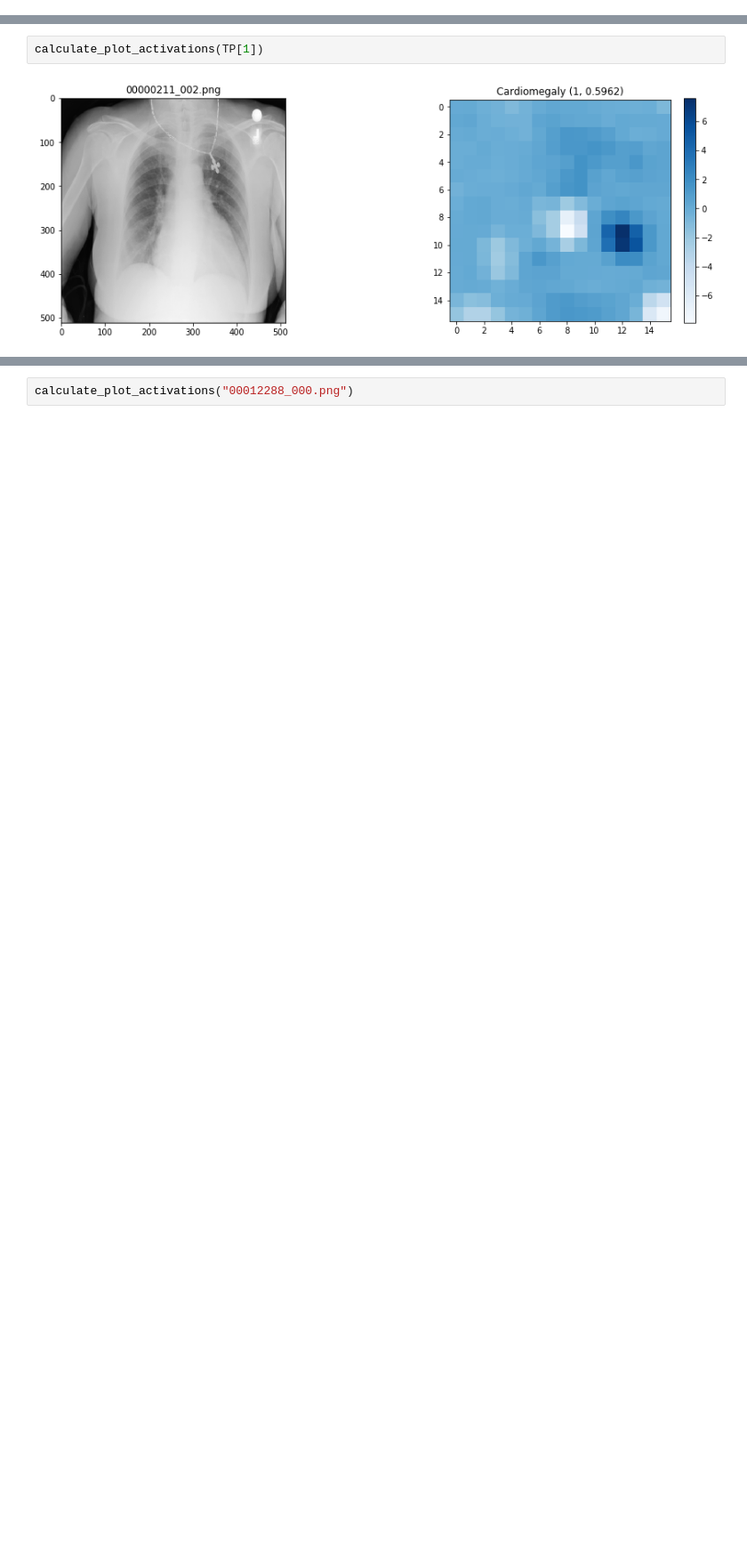
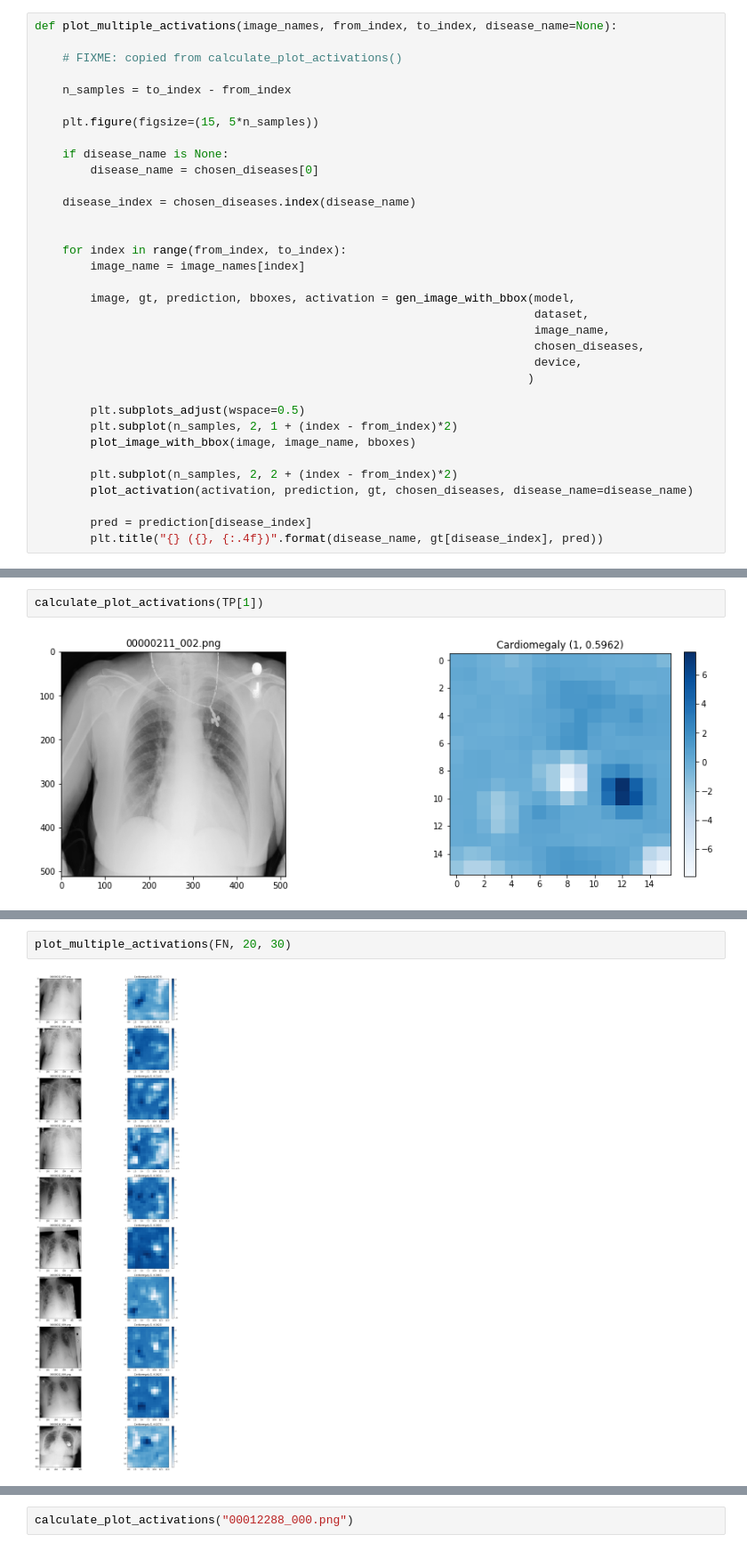
Before and after one commit to pdpino/cxr8, a Jupyter notebook: Testing.ipynb, the cells around one changed output, grey strips where cells are left out. Shown at 89% size. Saved outputs shown, nothing was run; the diff lists cells and outputs as text; blank space fills up the shorter version.

```diff
--- a/Testing.ipynb
+++ b/Testing.ipynb
@@ -97,3 +107,37 @@ def calculate_plot_activations(image_name, disease_name=None):
+# %%
+def plot_multiple_activations(image_names, from_index, to_index, disease_name=None):
+
+    # FIXME: copied from calculate_plot_activations()
+
+    n_samples = to_index - from_index
+
+    plt.figure(figsize=(15, 5*n_samples))
+
+    if disease_name is None:
+        disease_name = chosen_diseases[0]
+
+    disease_index = chosen_diseases.index(disease_name)
+
+
+    for index in range(from_index, to_index):
+        image_name = image_names[index]
+
+        image, gt, prediction, bboxes, activation = gen_image_with_bbox(model,
+                                                                        dataset,
+                                                                        image_name,
+                                                                        chosen_diseases,
+                                                                        device,
+                                                                       )
+
+        plt.subplots_adjust(wspace=0.5)
+        plt.subplot(n_samples, 2, 1 + (index - from_index)*2)
+        plot_image_with_bbox(image, image_name, bboxes)
+
+        plt.subplot(n_samples, 2, 2 + (index - from_index)*2)
+        plot_activation(activation, prediction, gt, chosen_diseases, disease_name=disease_name)
+
+        pred = prediction[disease_index]
+        plt.title("{} ({}, {:.4f})".format(disease_name, gt[disease_index], pred))
 # %% [markdown]
 ### Cardiomegaly examples
 # %%
@@ -129,0 +176,4 @@ calculate_plot_activations(FN[7])
+# %%
+plot_multiple_activations(FN, 20, 30)
+# %% [output]
+[figure, added]
```
Also changed, not shown: parts of 9 cells of this notebook, 13 other files.
